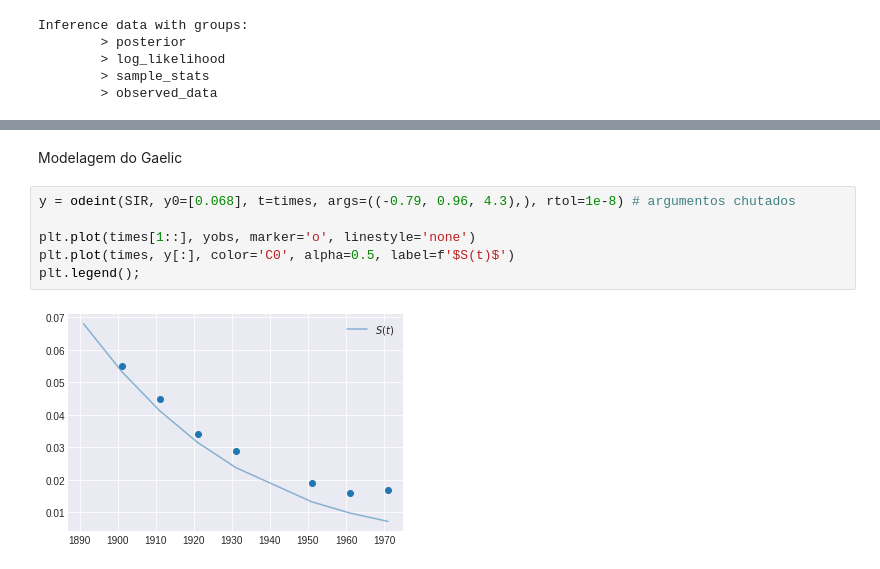
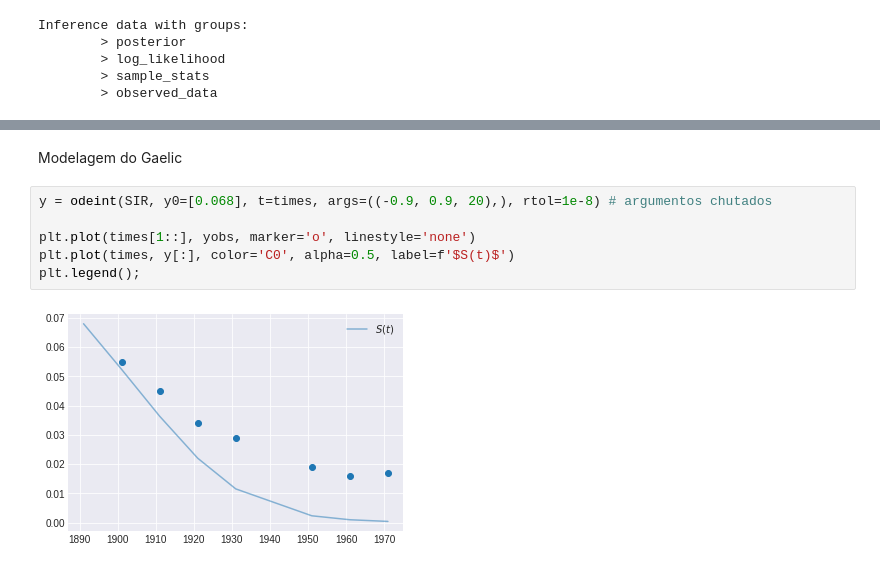
Before and after one commit to wellington36/Modelling-the-dynamics-of-language-death, a Jupyter notebook: Implementações/implementacao_gaelic.ipynb, the cells around one changed output, grey strips where cells are left out. Drawn from its saved outputs; the diff is of its cells as text.

Commit message:
New model

```diff
--- a/Implementações/implementacao_gaelic.ipynb
+++ b/Implementações/implementacao_gaelic.ipynb
@@ -198,10 +207,10 @@ az.plot_posterior(data, round_to=2, hdi_prob=0.95);
-# %% [markdown]
-Modelagem do Gaelic
+# %% [markdown]
+Modelagem do Gaelic
 # %%
-y = odeint(SIR, y0=[0.068], t=times, args=((-0.79, 0.96, 4.3),), rtol=1e-8) # argumentos chutados
+y = odeint(SIR, y0=[0.068], t=times, args=((-0.9, 0.9, 20),), rtol=1e-8) # argumentos chutados
 
 plt.plot(times[1::], yobs, marker='o', linestyle='none')
 plt.plot(times, y[:], color='C0', alpha=0.5, label=f'$S(t)$')
 plt.legend();
 # %% [output]
-[figure, old version]
+[figure, new version]
```
Also changed, not shown: parts of 16 cells of this notebook, 1 other file.
